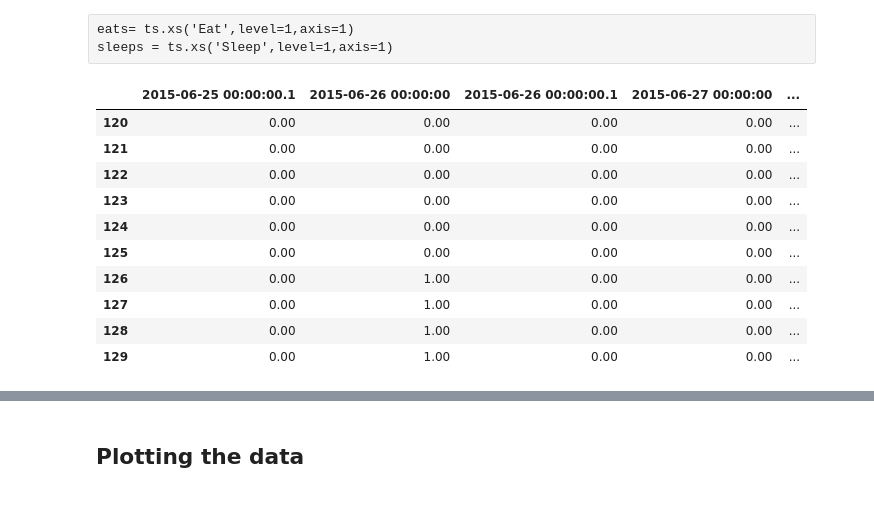
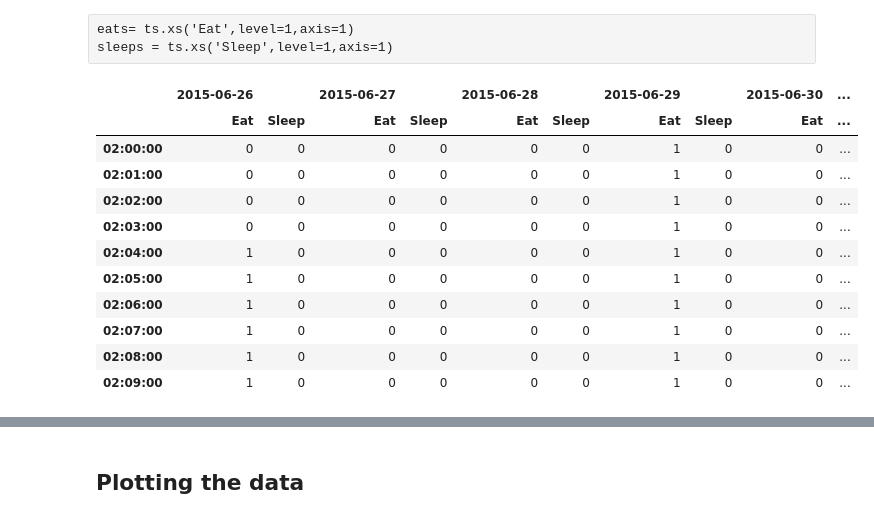
Before and after one commit to randirl17/FeedingTimes, a Jupyter notebook: Day24hr.ipynb, the cells around one changed output, grey strips where cells are left out. Drawn from its saved outputs; the diff is of its cells as text; code cells hidden in the pictures.

Commit message:
fixed formatting in to_csv, read_csv

```diff
--- a/Day24hr.ipynb
+++ b/Day24hr.ipynb
@@ -201,0 +245,6 @@ for i,dtinfo in enumerate(df.time):
+# %%
+#check formatting
+tsread = pd.read_csv('NursingData_clean_ts.csv', header=[0,1],index_col=[0])
+tsread.index = [dt.datetime.strptime(x, "%H:%M:%S").time() for x in tsread.index]
+tsread.columns.set_levels([dt.datetime.strptime(x, "%Y-%m-%d %H:%M:%S").date() for x in tsread.columns.levels[0].values], 0, inplace=True)
+tsread.head()
@@ -209,18 +263,19 @@ sleeps = pd.read_csv('NursingData_clean_tsS.csv')
 # %%
 #preview some data
-ts.iloc[120:130,10:20]
+tsread.iloc[120:130,10:20]
 # %% [output]
-|  | 2015-06-25 00:00:00.1 | 2015-06-26 00:00:00 | 2015-06-26 00:00:00.1 | 2015-06-27 00:00:00 | ... |
-| 120 | 0.00 | 0.00 | 0.00 | 0.00 | ... |
-| 121 | 0.00 | 0.00 | 0.00 | 0.00 | ... |
-| 122 | 0.00 | 0.00 | 0.00 | 0.00 | ... |
-| 123 | 0.00 | 0.00 | 0.00 | 0.00 | ... |
-| 124 | 0.00 | 0.00 | 0.00 | 0.00 | ... |
-| 125 | 0.00 | 0.00 | 0.00 | 0.00 | ... |
-| 126 | 0.00 | 1.00 | 0.00 | 0.00 | ... |
-| 127 | 0.00 | 1.00 | 0.00 | 0.00 | ... |
-| 128 | 0.00 | 1.00 | 0.00 | 0.00 | ... |
-| 129 | 0.00 | 1.00 | 0.00 | 0.00 | ... |
+|  | 2015-06-26 |  | 2015-06-27 |  | 2015-06-28 |  | 2015-06-29 |  | 2015-06-30 | ... |
+|  | Eat | Sleep | Eat | Sleep | Eat | Sleep | Eat | Sleep | Eat | ... |
+| 02:00:00 | 0 | 0 | 0 | 0 | 0 | 0 | 1 | 0 | 0 | ... |
+| 02:01:00 | 0 | 0 | 0 | 0 | 0 | 0 | 1 | 0 | 0 | ... |
+| 02:02:00 | 0 | 0 | 0 | 0 | 0 | 0 | 1 | 0 | 0 | ... |
+| 02:03:00 | 0 | 0 | 0 | 0 | 0 | 0 | 1 | 0 | 0 | ... |
+| 02:04:00 | 1 | 0 | 0 | 0 | 0 | 0 | 1 | 0 | 0 | ... |
+| 02:05:00 | 1 | 0 | 0 | 0 | 0 | 0 | 1 | 0 | 0 | ... |
+| 02:06:00 | 1 | 0 | 0 | 0 | 0 | 0 | 1 | 0 | 0 | ... |
+| 02:07:00 | 1 | 0 | 0 | 0 | 0 | 0 | 1 | 0 | 0 | ... |
+| 02:08:00 | 1 | 0 | 0 | 0 | 0 | 0 | 1 | 0 | 0 | ... |
+| 02:09:00 | 1 | 0 | 0 | 0 | 0 | 0 | 1 | 0 | 0 | ... |
 # %%
 eats.head()
 # %% [output]
```
Also changed, not shown: parts of 10 cells of this notebook, 3 other files.
